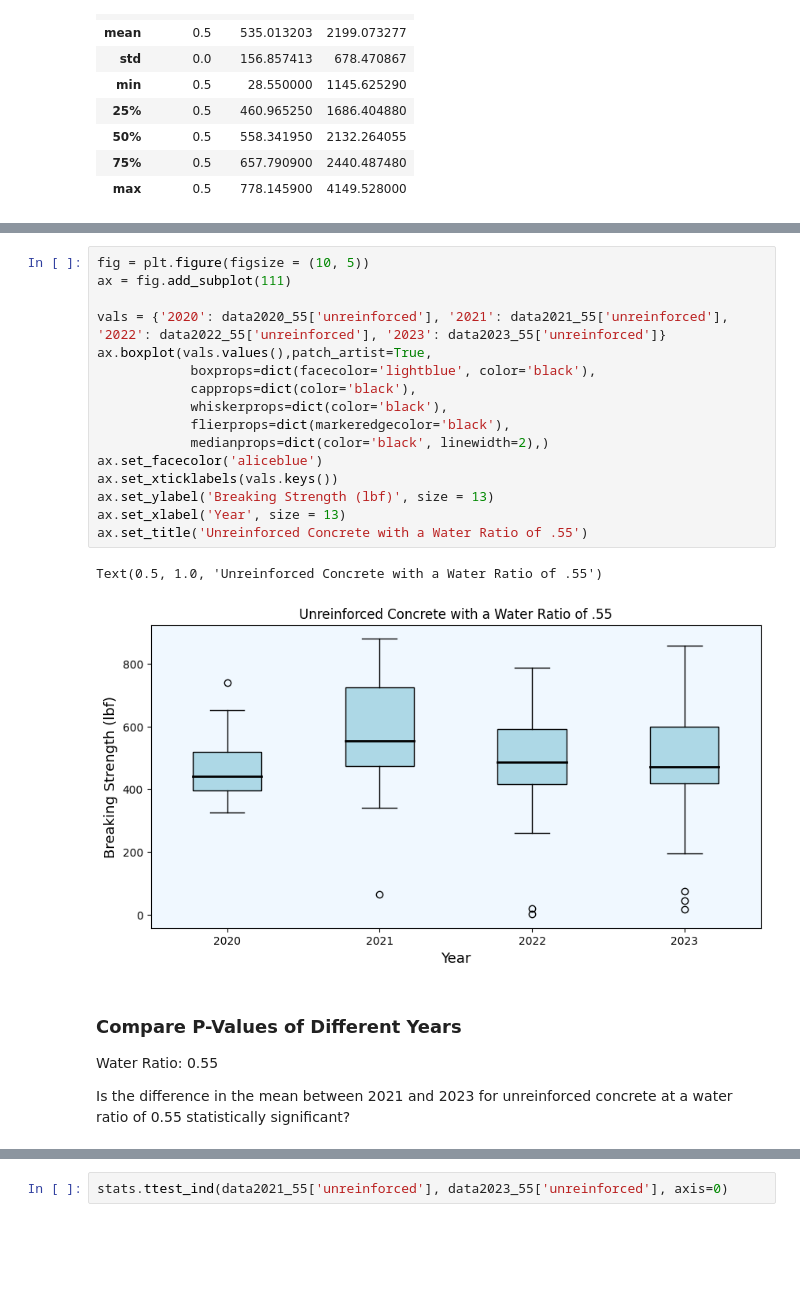
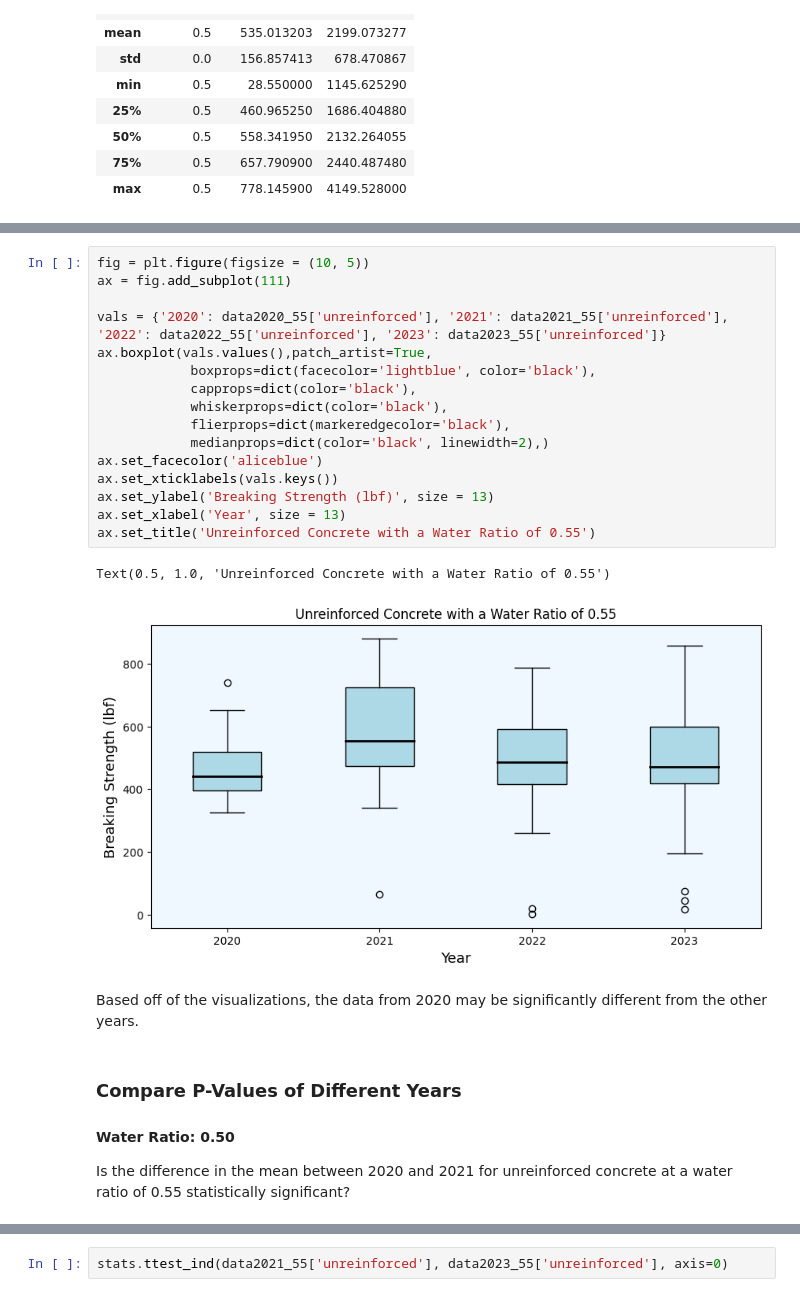
Before and after one commit to krupczak/ConcreteStrength, a Jupyter notebook: Concrete Concentration Analysis All Data.ipynb, the cells around one changed output, grey strips where cells are left out. Drawn from its saved outputs; the diff is of its cells as text; blank space fills up the shorter version.

```diff
--- a/Concrete Concentration Analysis All Data.ipynb
+++ b/Concrete Concentration Analysis All Data.ipynb
@@ -252,26 +340,27 @@ Text(0.5, 1.0, 'Unreinforced Concrete with a Water Ratio of .50')
 # %%
 fig = plt.figure(figsize = (10, 5))
 ax = fig.add_subplot(111)
 
 vals = {'2020': data2020_55['unreinforced'], '2021': data2021_55['unreinforced'], '2022': data2022_55['unreinforced'], '2023': data2023_55['unreinforced']}
 ax.boxplot(vals.values(),patch_artist=True,
             boxprops=dict(facecolor='lightblue', color='black'),
             capprops=dict(color='black'),
             whiskerprops=dict(color='black'),
             flierprops=dict(markeredgecolor='black'),
             medianprops=dict(color='black', linewidth=2),)
 ax.set_facecolor('aliceblue')
 ax.set_xticklabels(vals.keys())
 ax.set_ylabel('Breaking Strength (lbf)', size = 13)
 ax.set_xlabel('Year', size = 13)
-ax.set_title('Unreinforced Concrete with a Water Ratio of .55')
+ax.set_title('Unreinforced Concrete with a Water Ratio of 0.55')
 # %% [output]
-Text(0.5, 1.0, 'Unreinforced Concrete with a Water Ratio of .55')
+Text(0.5, 1.0, 'Unreinforced Concrete with a Water Ratio of 0.55')
-[figure, old version]
+[figure, new version]
+# %% [markdown]
+Based off of the visualizations, the data from 2020 may be significantly different from the other years.
 # %% [markdown]
 ### Compare P-Values of Different Years
 
+#### Water Ratio: 0.50
 
-Water Ratio: 0.55
-
-Is the difference in the mean between 2021 and 2023 for unreinforced concrete at a water ratio of 0.55 statistically significant?
+Is the difference in the mean between 2020 and 2021 for unreinforced concrete at a water ratio of 0.55 statistically significant?
```
Also changed, not shown: parts of 40 cells of this notebook.
